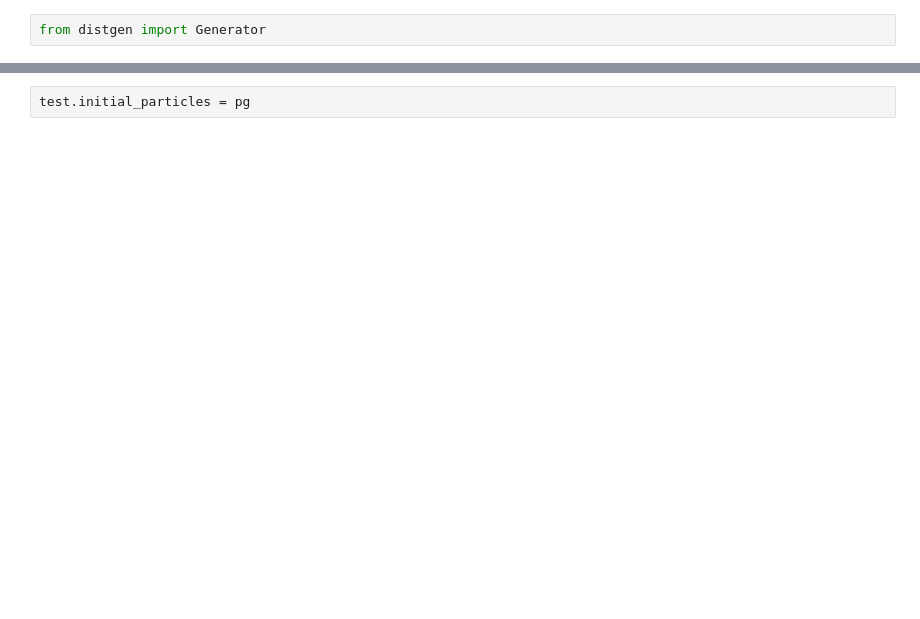
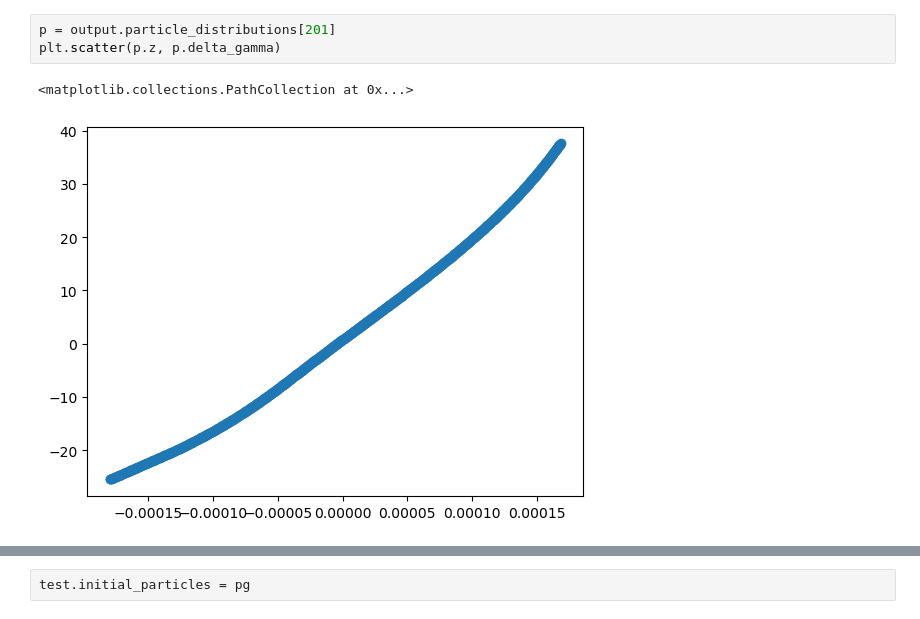
Before and after one commit to slaclab/lume-eblt, a Jupyter notebook: docs/examples/test2.ipynb, the cells around one changed output, grey strips where cells are left out. Drawn from its saved outputs; the diff is of its cells as text; blank space fills up the shorter version.

```diff
--- a/docs/examples/test2.ipynb
+++ b/docs/examples/test2.ipynb
@@ -13,3 +36,7 @@ test.write_wakefield('./test2')
 # %%
-from distgen import Generator
+p = output.particle_distributions[201]
+plt.scatter(p.z, p.delta_gamma)
+# %% [output]
+<matplotlib.collections.PathCollection at 0x...>
+[figure, added]
 # %%
```
Also changed, not shown: parts of 21 cells of this notebook, 13 other files.
